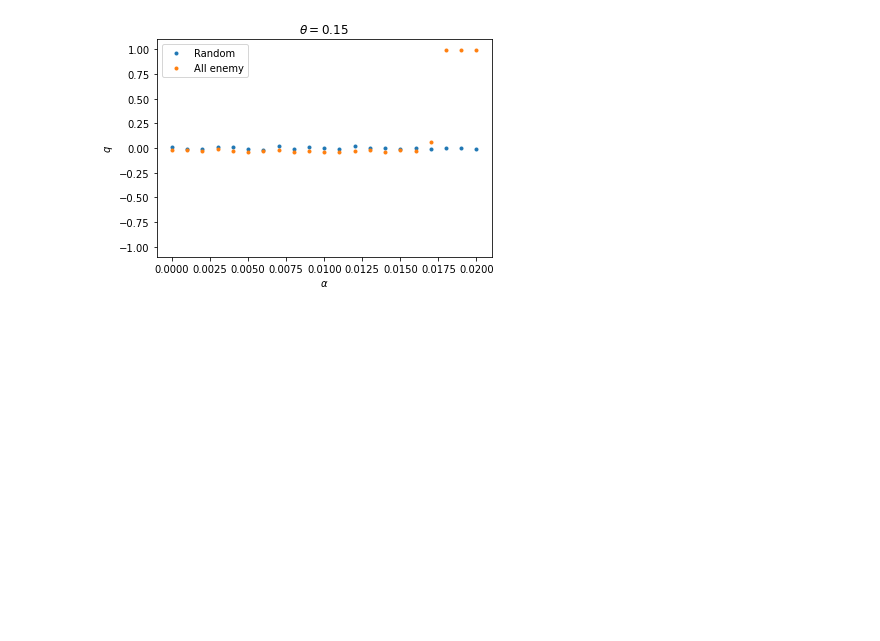
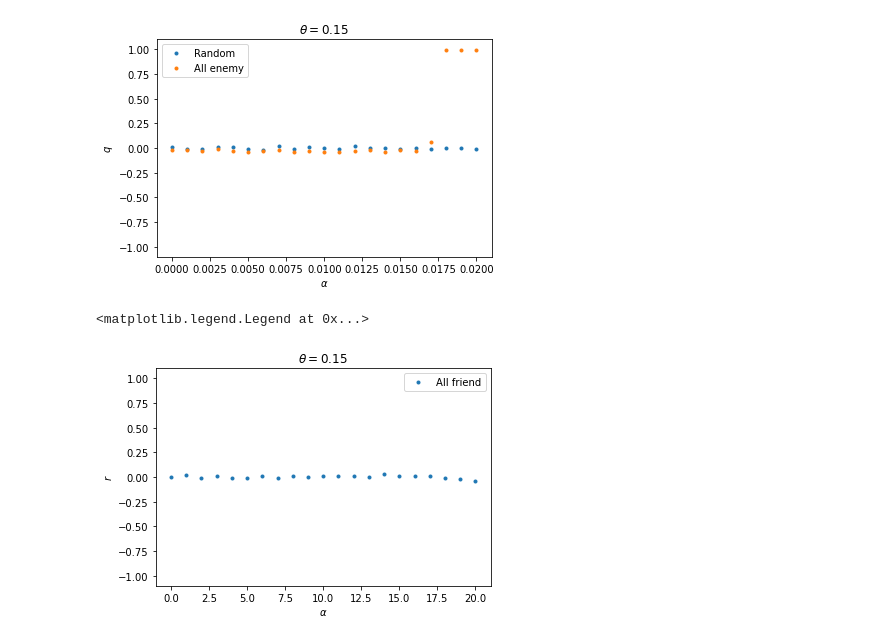
Before and after one commit to hoseinhakimi/hybrid-balance, a Jupyter notebook: python_src/Hybrid_Dynamics_Size_20.ipynb, the cells around one changed output. Drawn from its saved outputs; the diff is of its cells as text; code cells hidden in the pictures; blank space fills up the shorter version.

```diff
--- a/python_src/Hybrid_Dynamics_Size_20.ipynb
+++ b/python_src/Hybrid_Dynamics_Size_20.ipynb
@@ -11,3 +13,6 @@ dataset_2.sort_values(['Alpha','Theta'],inplace=True)
 # %%
 dataset_3 = pd.read_csv("../outputs/data/20_1_0.15_3.csv")
 dataset_3.sort_values(['Alpha','Theta'],inplace=True)
+# %%
+dataset_4 = pd.read_csv("../outputs/data/50_0.5_0.025_3.csv")
+dataset_4.sort_values(['G','Temperature'],inplace=True)
@@ -80,3 +88,18 @@ plt.legend()
 plt.savefig("../outputs/plots/20_q.jpg", dpi=200)
 # %% [output]
 [figure]
+# %%
+averaged_data_4 = dataset_4.groupby(['Temperature']).mean()
+# %%
+plt.plot(averaged_data_4['Mean'],'.',label='All friend')
+# plt.plot(averaged_data_2['TriadEnergy'],'.',label='Random')
+# plt.plot(averaged_data_1['TriadEnergy'],'.',label='All enemy')
+plt.ylim((-1.1,1.1))
+plt.title(r"$\theta = 0.15$")
+plt.xlabel(r"$\alpha$")
+plt.ylabel(r"$r$")
+plt.legend()
+# plt.savefig("../outputs/plots/20_r.jpg", dpi=200)
+# %% [output]
+<matplotlib.legend.Legend at 0x...>
+[figure, added]
```
Also changed, not shown: parts of 5 cells of this notebook, 5 other files.
